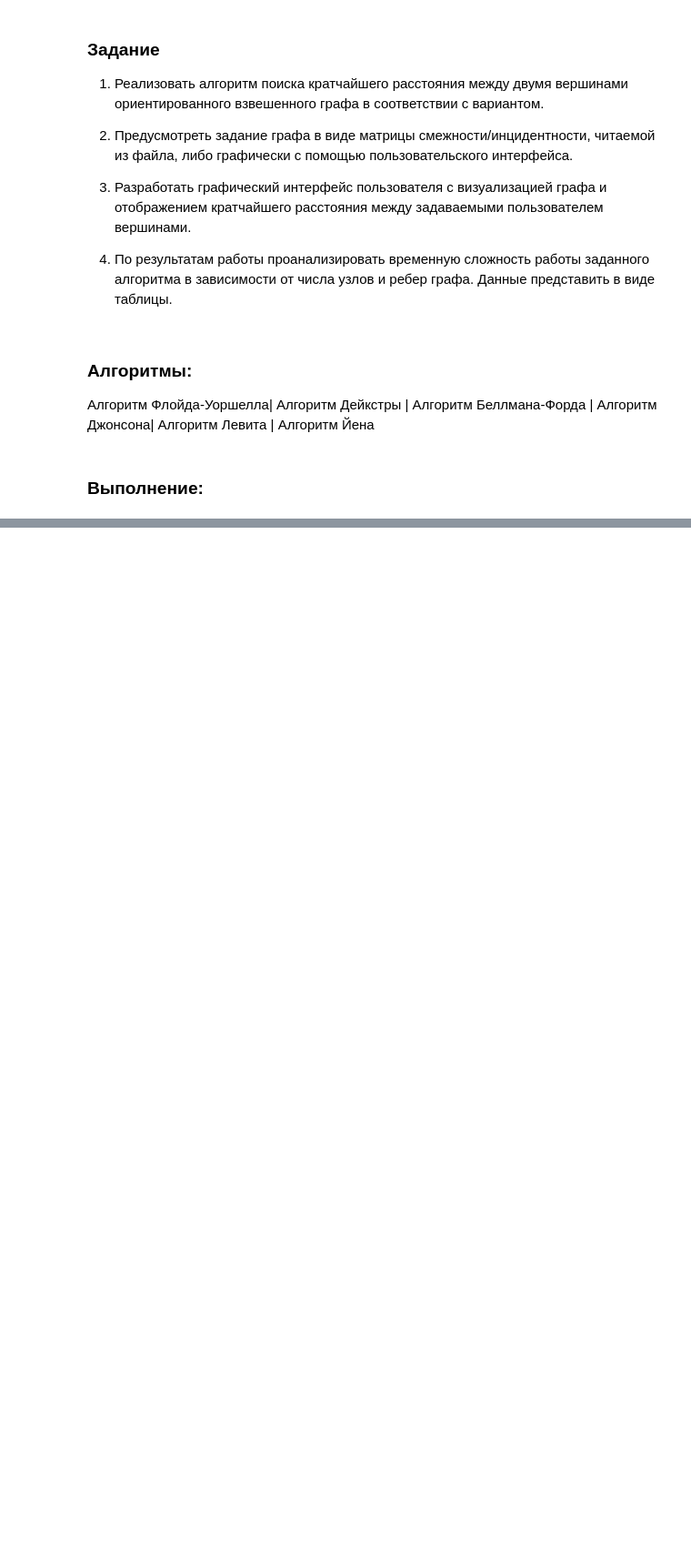
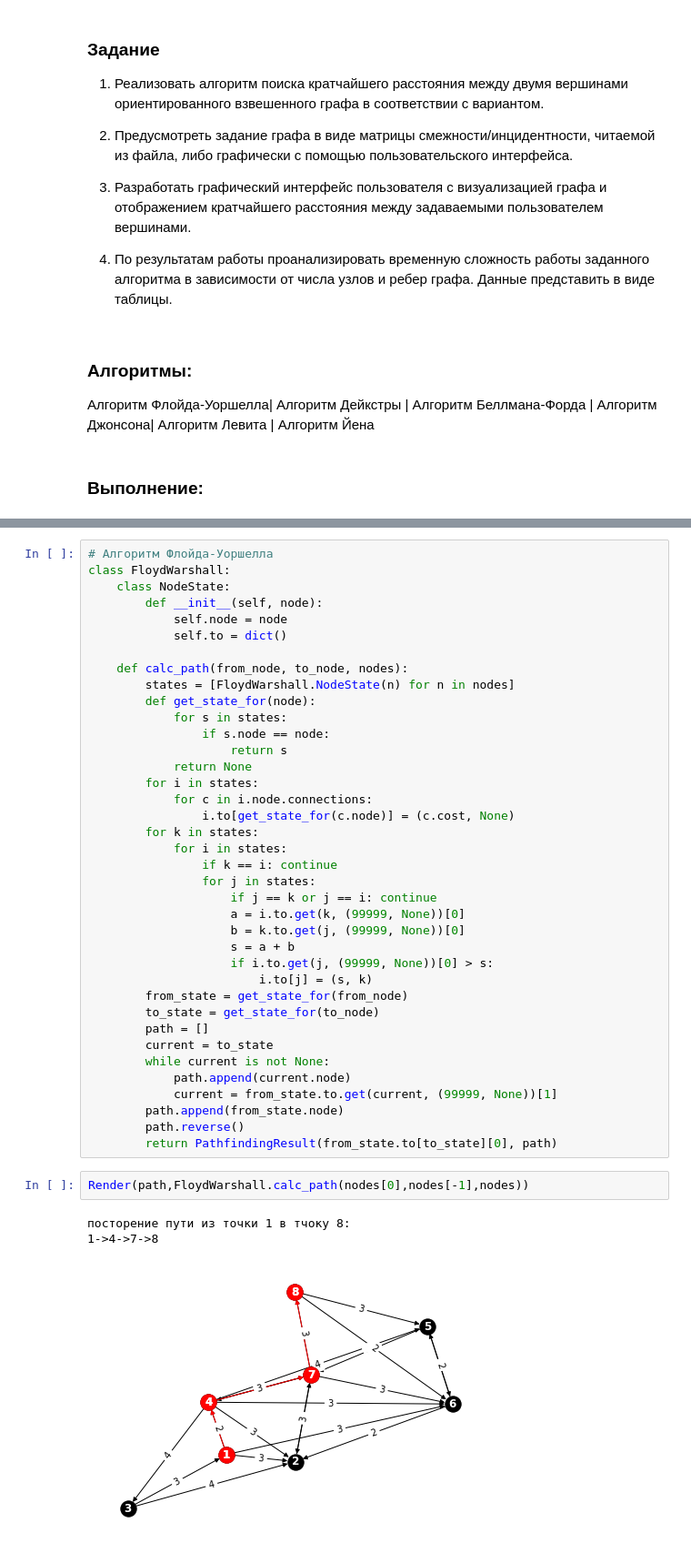
Before and after one commit to SpectreCom444/DataStructuresAndAlgorithms, a Jupyter notebook: Lab/Lab6.ipynb, the cells around one changed output, grey strips where cells are left out. Shown at 91% size. Saved outputs shown, nothing was run; the diff lists cells and outputs as text; blank space fills up the shorter version.

```diff
--- a/Lab/Lab6.ipynb
+++ b/Lab/Lab6.ipynb
@@ -225,0 +115,44 @@ display(HTML(
+# %%
+# Алгоритм Флойда-Уоршелла
+class FloydWarshall:
+    class NodeState:
+        def __init__(self, node):
+            self.node = node
+            self.to = dict()
+
+    def calc_path(from_node, to_node, nodes):
+        states = [FloydWarshall.NodeState(n) for n in nodes]
+        def get_state_for(node):
+            for s in states:
+                if s.node == node:
+                    return s
+            return None
+        for i in states:
+            for c in i.node.connections:
+                i.to[get_state_for(c.node)] = (c.cost, None)
+        for k in states:
+            for i in states:
+                if k == i: continue
+                for j in states:
+                    if j == k or j == i: continue
+                    a = i.to.get(k, (99999, None))[0]
+                    b = k.to.get(j, (99999, None))[0]
+                    s = a + b
+                    if i.to.get(j, (99999, None))[0] > s:
+                        i.to[j] = (s, k)
+        from_state = get_state_for(from_node)
+        to_state = get_state_for(to_node)
+        path = []
+        current = to_state
+        while current is not None:
+            path.append(current.node)
+            current = from_state.to.get(current, (99999, None))[1]
+        path.append(from_state.node)
+        path.reverse()
+        return PathfindingResult(from_state.to[to_state][0], path)
+# %%
+Render(path,FloydWarshall.calc_path(nodes[0],nodes[-1],nodes))
+# %% [output]
+посторение пути из точки 1 в тчоку 8:
+1->4->7->8
+[figure, added]
```
Also changed, not shown: parts of 22 cells of this notebook, 2 other files.
